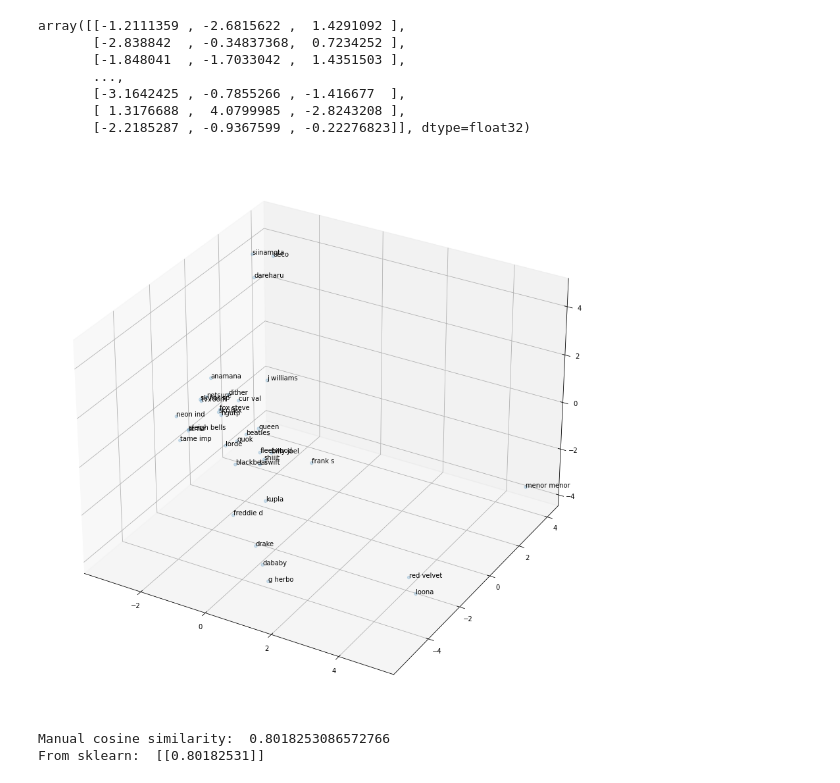
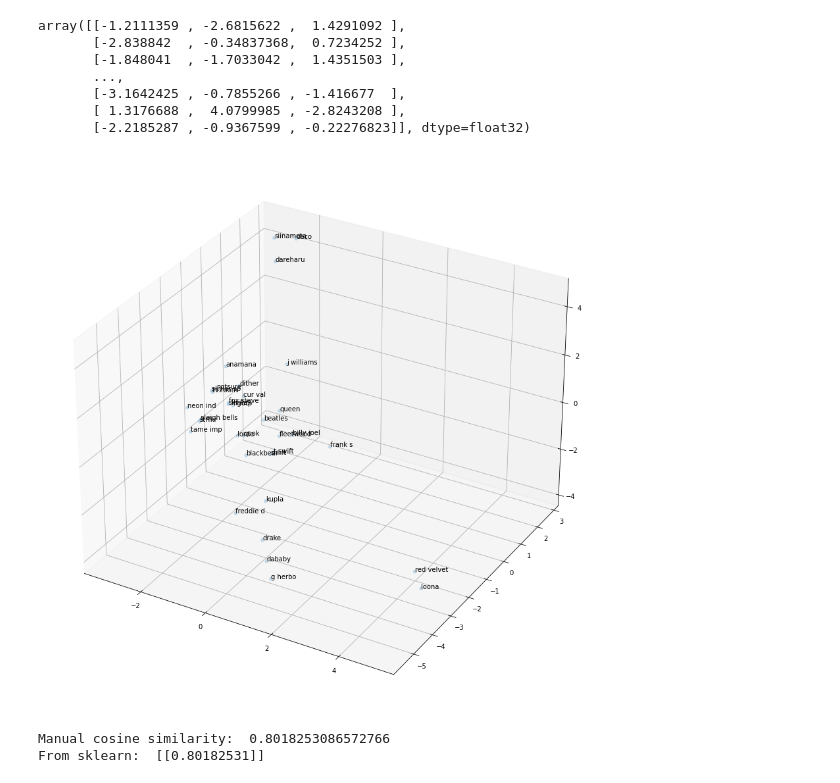
Before and after one commit to Ameobea/spotifytrack, a Jupyter notebook: research/standalone 8 dims loading + testing.ipynb, the cells around one changed output. Drawn from its saved outputs; the diff is of its cells as text; code cells hidden in the pictures.

```diff
--- a/research/standalone 8 dims loading + testing.ipynb
+++ b/research/standalone 8 dims loading + testing.ipynb
@@ -27,6 +27,6 @@ related_artists_raw['artist_spotify_id'] = related_artists_raw['artist_spotify_i
 related_artists_raw['related_artists'] = related_artists_raw['related_artists_json'].apply(lambda x: json.loads(x))
 del related_artists_raw['related_artists_json']
 
-all_related_artists = related_artists_raw[:100_000]
+all_related_artists = related_artists_raw[:50_000]
 # %% [output]
 Get:1 http://security.ubuntu.com/ubuntu focal-security InRelease [114 kB]
@@ -156,7 +156,7 @@ array([[-1.2111359 , -2.6815622 ,  1.4291092 ],
        [ 1.3176688 ,  4.0799985 , -2.8243208 ],
        [-2.2185287 , -0.9367599 , -0.22276823]], dtype=float32)
 # %%
-ids_to_plot = [
+all_ids_to_plot = [
     (deco_id, "deco"),
     (dareharu_id, "dareharu"),
     (siinamota_id, "siinamota"),
@@ -177,31 +177,35 @@ ids_to_plot = [
     (g_herbo_id, "g herbo"),
     (sleigh_bells_id, "sleigh bells"),
     (drake_id, "drake"),
     (lorde_id, "lorde"),
     (blackbear_id, "blackbear"),
     (taylor_swift_id, "t swift"),
     (ngutp_id, "ngutp"),
     (dababy_id, "dababy"),
     (john_williams_id, "j williams"),
     (tame_impala_id, "tame imp"),
     (strfkr_id, "strfkr"),
     (notsure_id, "notsure"),
     (billy_joel_id, "billy joel"),
     (fleetwood_mac_id, "fleetwood"),
     (skylar_spence_id, "skylar sp"),
     (anamanaguchi_id, "anamana"),
     (kupla_id, "kupla"),
     (menor_menor_id, "menor menor"),
 ]
+ids_to_plot = []
+for (id, name) in all_ids_to_plot:
+    if indices_by_id[int(id)] < 50_000:
+        ids_to_plot.append((id, name))
 
 transformed_for_ids = np.array([transformed[indices_by_id[int(id)]] for (id, label) in ids_to_plot])
 # print("transformed for ids: ", transformed_for_ids)
 
 fig = plt.figure(figsize = (15, 25))
 ax = plt.axes(projection ="3d")
 ax.scatter3D(transformed_for_ids[:, 0], transformed_for_ids[:, 1], transformed_for_ids[:, 2], alpha=0.2)
 
 for (i, (id, label)) in enumerate(ids_to_plot):
     ax.text(transformed_for_ids[i][0], transformed_for_ids[i][1], transformed_for_ids[i][2], label)
 # %% [output]
-[figure, old version]
+[figure, new version]
```
Also changed, not shown: parts of 4 cells of this notebook, 12 other files.
